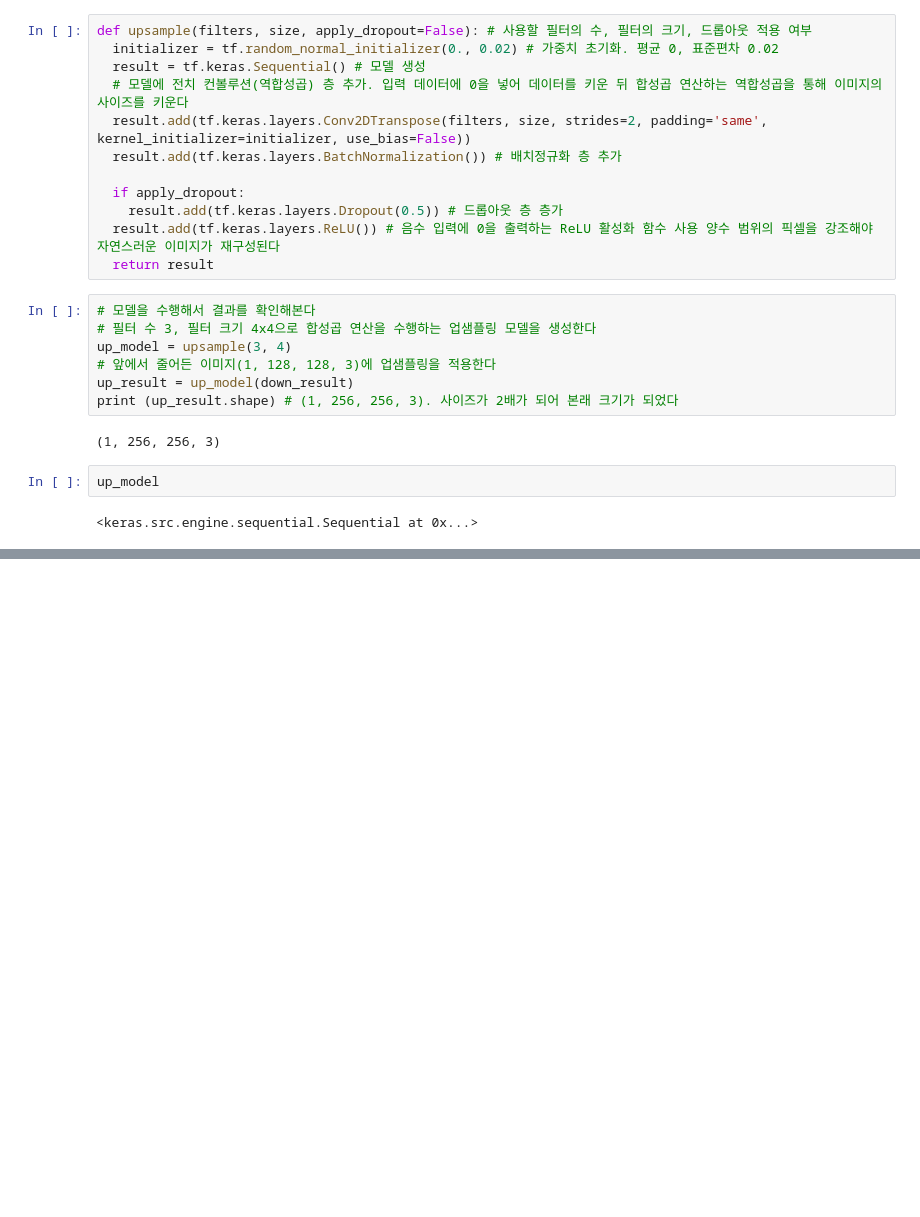
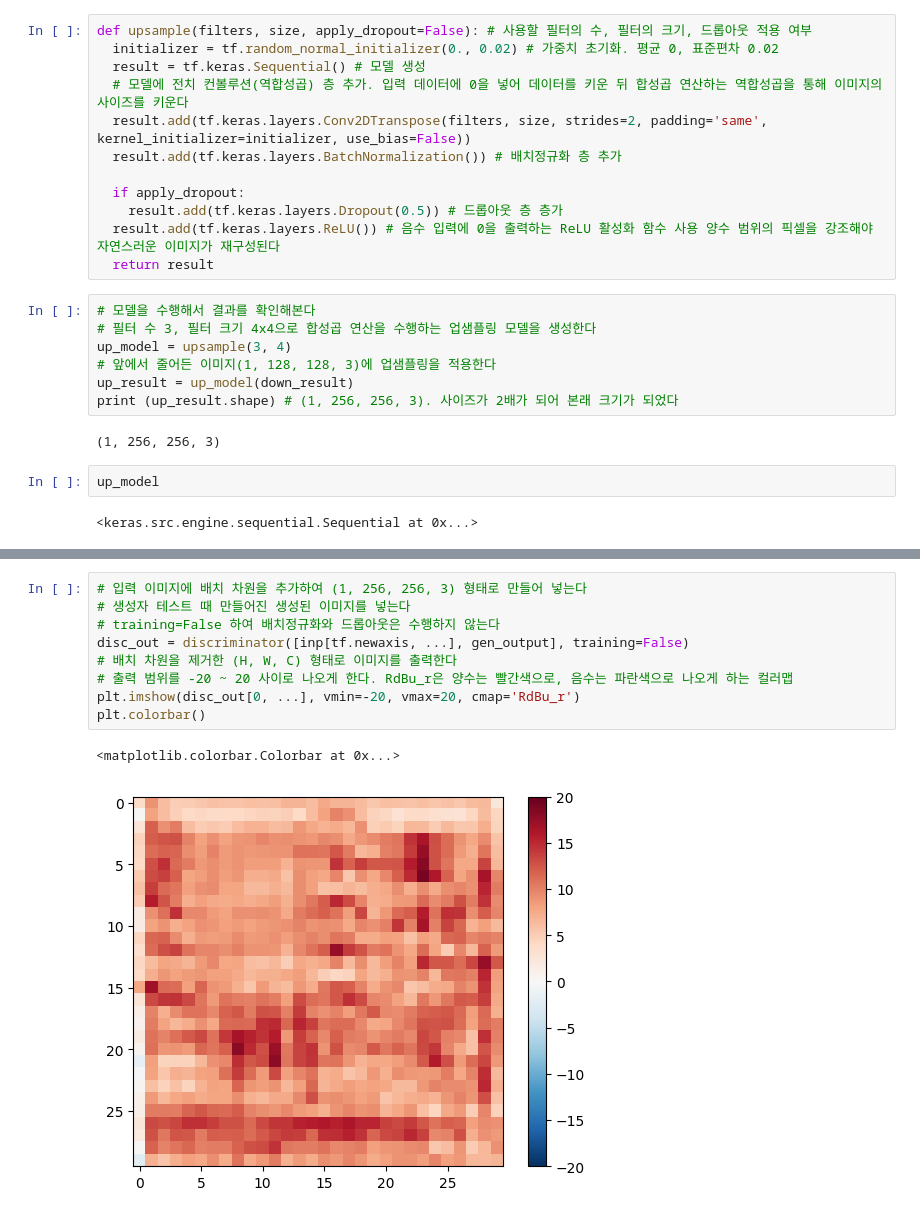
Before and after one commit to Ryu4824/AI_ImgStudy, a Jupyter notebook: CNN 생성 모델/5_5_Pix2Pix.ipynb, the cells around one changed output, grey strips where cells are left out. Saved outputs shown, nothing was run; the diff lists cells and outputs as text; blank space fills up the shorter version.

```diff
--- a/CNN 생성 모델/5_5_Pix2Pix.ipynb
+++ b/CNN 생성 모델/5_5_Pix2Pix.ipynb
@@ -232,0 +289,12 @@ def Generator():
+# %%
+# 입력 이미지에 배치 차원을 추가하여 (1, 256, 256, 3) 형태로 만들어 넣는다
+# 생성자 테스트 때 만들어진 생성된 이미지를 넣는다
+# training=False 하여 배치정규화와 드롭아웃은 수행하지 않는다
+disc_out = discriminator([inp[tf.newaxis, ...], gen_output], training=False)
+# 배치 차원을 제거한 (H, W, C) 형태로 이미지를 출력한다
+# 출력 범위를 -20 ~ 20 사이로 나오게 한다. RdBu_r은 양수는 빨간색으로, 음수는 파란색으로 나오게 하는 컬러맵
+plt.imshow(disc_out[0, ...], vmin=-20, vmax=20, cmap='RdBu_r')
+plt.colorbar()
+# %% [output]
+<matplotlib.colorbar.Colorbar at 0x...>
+[figure, added]
```
Also changed, not shown: parts of 16 cells of this notebook.
